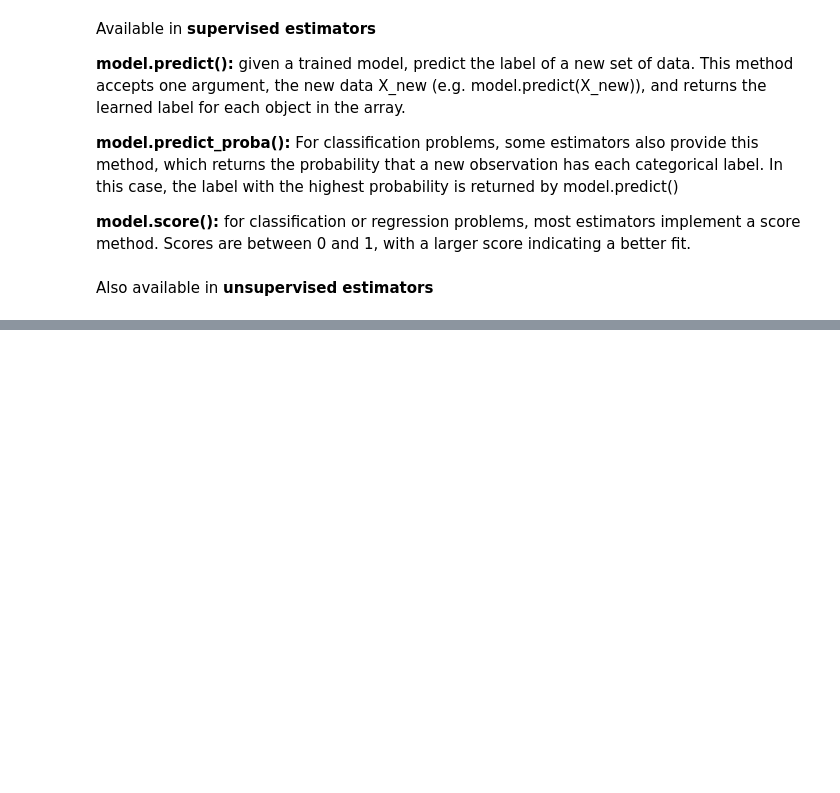
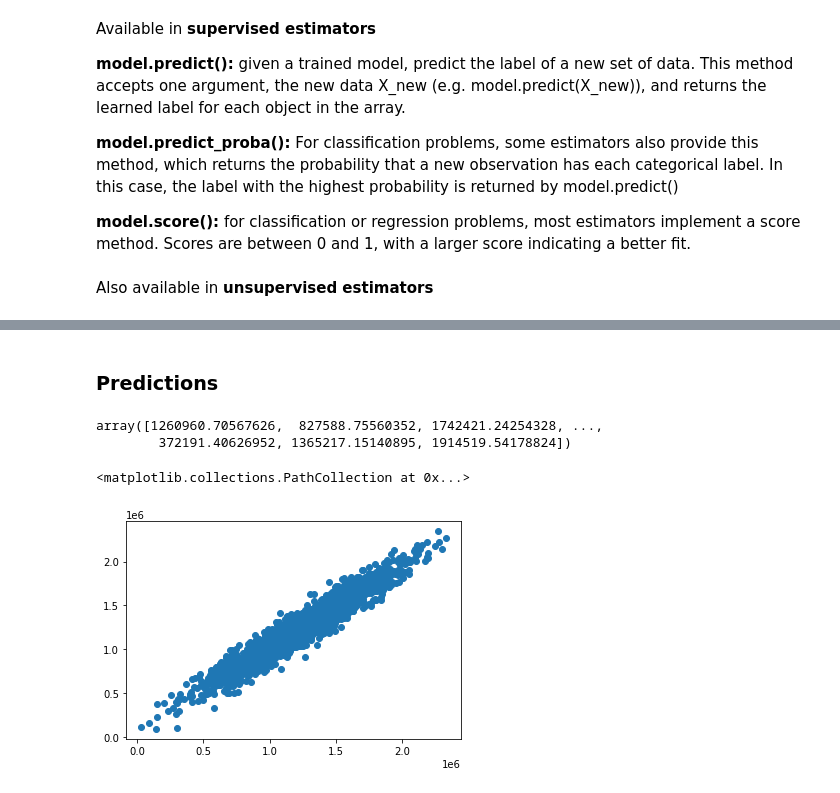
Before and after one commit to alisonjing/Udemy-Data-Science-and-ML-with-Python-course, a Jupyter notebook: 11-Linear-Regression/Section 14 Machine Learning_self_practice notes 4.24.2022.ipynb, the cells around one changed output, grey strips where cells are left out. Cells and saved outputs as stored; diff of their text form; code cells hidden in the pictures; blank space fills up the shorter version.

```diff
--- a/11-Linear-Regression/Section 14 Machine Learning_self_practice notes 4.24.2022.ipynb
+++ b/11-Linear-Regression/Section 14 Machine Learning_self_practice notes 4.24.2022.ipynb
@@ -37,0 +139,2 @@ Also available in **unsupervised estimators**
+# %%
+X_train, X_test, y_train, y_test = train_test_split(X, y, test_size=0.4, random_state = 101)
@@ -37,0 +143,5 @@ Also available in **unsupervised estimators**
+# %%
+lm = LinearRegression()
+# %%
+# Fit that model into training set
+lm.fit(X_train, y_train)
@@ -37,0 +237,14 @@ Also available in **unsupervised estimators**
+# %% [markdown]
+### Predictions
+# %%
+predictions = lm.predict(X_test)
+# %%
+predictions
+# %% [output]
+array([1260960.70567626,  827588.75560352, 1742421.24254328, ...,
+        372191.40626952, 1365217.15140895, 1914519.54178824])
+# %%
+plt.scatter(y_test, predictions)
+# %% [output]
+<matplotlib.collections.PathCollection at 0x...>
+[figure, added]
```
Also changed, not shown: parts of 42 cells of this notebook.
